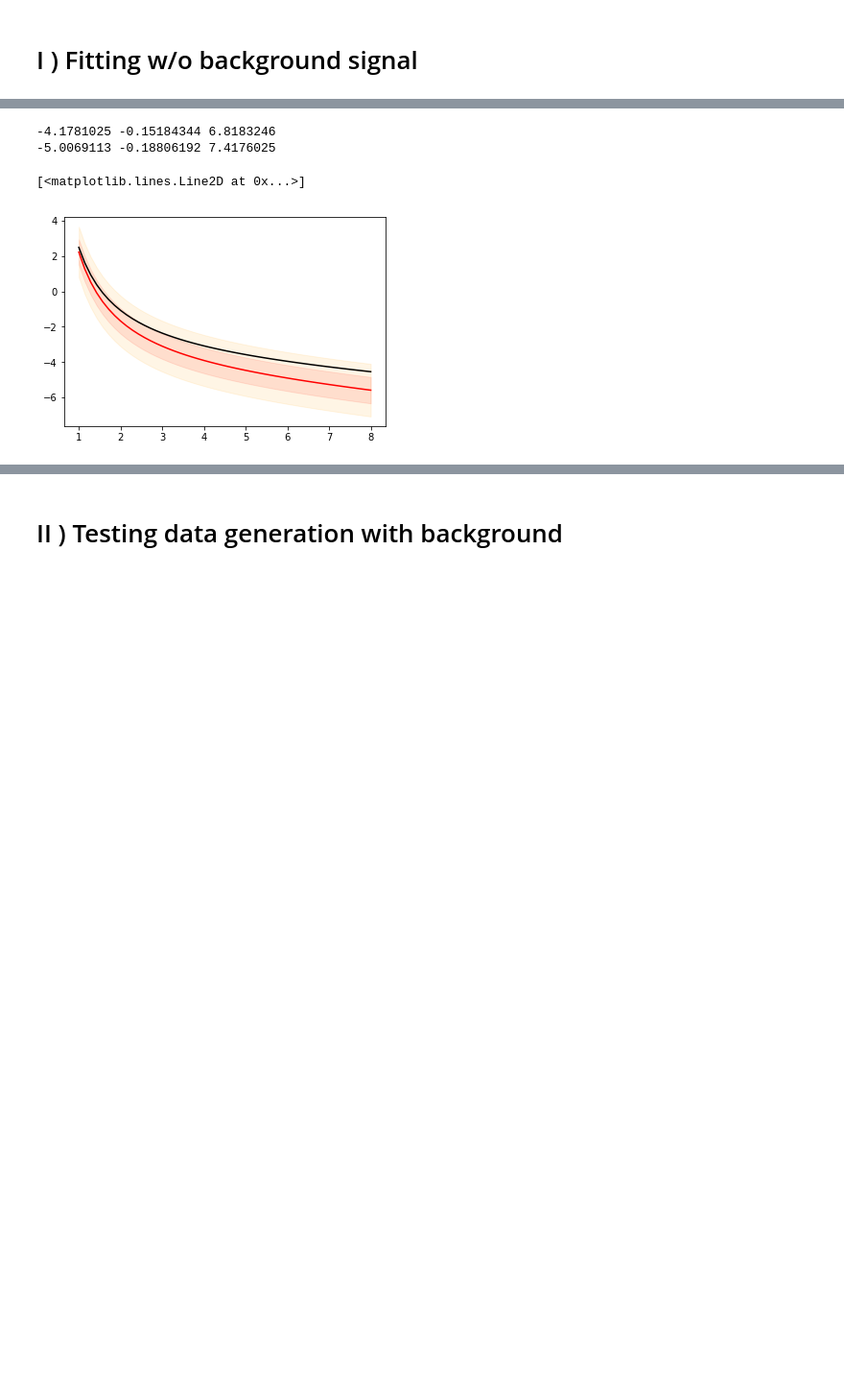
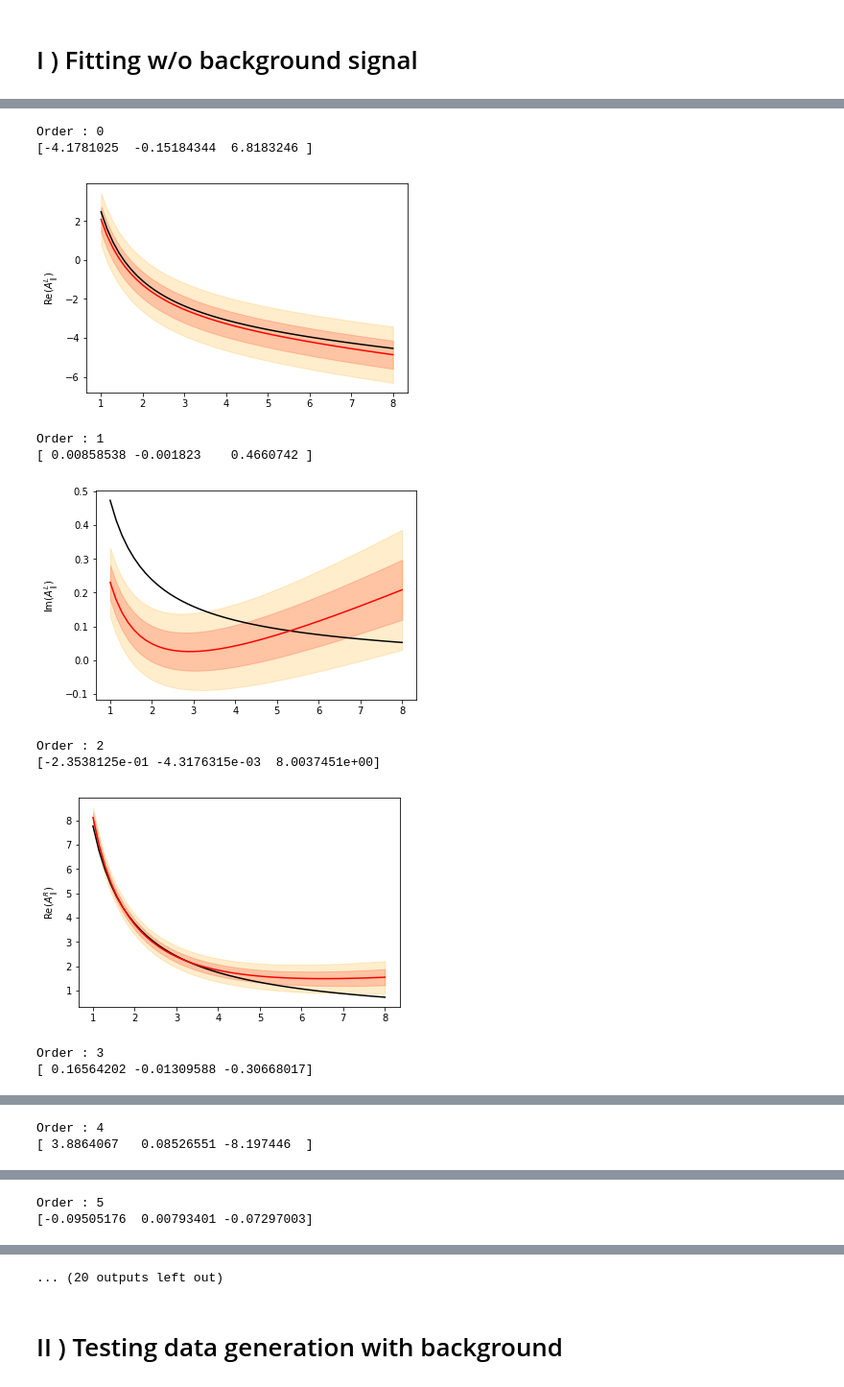
Before and after one commit to kamathrohan/b-decay-unbinned-machine-fit, a Jupyter notebook: Minuit/Optimizer.ipynb, the cells around one changed output, grey strips where cells are left out. Shown: that part at 96% size. Saved outputs shown, nothing was run; the diff lists cells and outputs as text; code cells hidden in the pictures; blank space fills up the shorter version.

```diff
--- a/Minuit/Optimizer.ipynb
+++ b/Minuit/Optimizer.ipynb
@@ -119,26 +194,32 @@ for i in range(len(fix_array)):
 # %%
-x=np.linspace(1,8)
-print( toy_signalSM.coeffs[0] , toy_signalSM.coeffs[1] , toy_signalSM.coeffs[2])
-print( np.mean(X[:,0]) , np.mean(X[:,1]) , np.mean(X[:,2]))
 
+for I in range(16):
+    print('Order :', I)
+    param=Pseudo[I]*AV[int(OrderII[I]),:]
+    err=Pseudo[I]*STD[int(OrderII[I]),:]
+    ex=ID[I,:]
+    print(ex)
+    plt.plot(x , ansatz(ex[0] , ex[1] , ex[2] , x) , 'k')
 
-def ansatz(alpha, beta, gamma, q2):
-    return alpha + beta*q2 + gamma/q2
+    plt.fill_between(x , ansatz(param[0] , param[1] , param[2] , x) - error1(err[0],err[1],err[2], x) ,
+                     ansatz(param[0] , param[1] , param[2] , x) + error1(err[0],err[1],err[2], x)  , alpha=0.2 , color='red')
+    plt.fill_between(x , ansatz(param[0] , param[1] , param[2] , x) - 2*error1(err[0],err[1],err[2], x) ,
+                     ansatz(param[0] , param[1] , param[2] , x) + 2*error1(err[0],err[1],err[2], x)  , alpha=0.2 , color='orange')
 
-def error1(sig_alpha, sig_beta, sig_gamma, q2):
-    return np.sqrt(sig_alpha**2 + sig_beta**2*q2**2 + sig_beta**2/(q2**2))
-
-
-plt.plot(x , ansatz(toy_signalSM.coeffs[0] , toy_signalSM.coeffs[1] , toy_signalSM.coeffs[2] , x) , 'k')
-
-plt.fill_between(x , ansatz(np.mean(X[:,0]) , np.mean(X[:,1]) , np.mean(X[:,2]) , x) -error1(np.std(X[:,0]), np.std(X[:,1]), np.std(X[:,2]), x) , ansatz(np.mean(X[:,0]) , np.mean(X[:,1]) , np.mean(X[:,2]) , x) +error1(np.std(X[:,0]), np.std(X[:,1]), np.std(X[:,2]), x) , alpha=0.1 , color='red')
-plt.fill_between(x , ansatz(np.mean(X[:,0]) , np.mean(X[:,1]) , np.mean(X[:,2]) , x) -2*error1(np.std(X[:,0]), np.std(X[:,1]), np.std(X[:,2]), x) , ansatz(np.mean(X[:,0]) , np.mean(X[:,1]) , np.mean(X[:,2]) , x) +2*error1(np.std(X[:,0]), np.std(X[:,1]), np.std(X[:,2]), x) , alpha=0.1 , color='orange')
-
-#plt.plot(x , ansatz(np.mean(X[:,0]) , np.mean(X[:,1]) , np.mean(X[:,2]) , x) -error1(np.std(X[:,0]), np.std(X[:,1]), np.std(X[:,2]), x))
-plt.plot(x , ansatz(np.mean(X[:,0]) , np.mean(X[:,1]) , np.mean(X[:,2]) , x) , 'r')
+    #plt.plot(x , ansatz(np.mean(X[:,0]) , np.mean(X[:,1]) , np.mean(X[:,2]) , x) -error1(np.std(X[:,0]), np.std(X[:,1]), np.std(X[:,2]), x))
+    plt.plot(x , ansatz(param[0] , param[1] , param[2] , x), 'r')
+    plt.ylabel(amplitude_latex_names[I])
+    plt.show()
 #plt.plot(x , ansatz(np.mean(X[:,0]) , np.mean(X[:,1]) , np.mean(X[:,2]) , x) + error1(np.std(X[:,0]), np.std(X[:,1]), np.std(X[:,2]), x))
 # %% [output]
--4.1781025 -0.15184344 6.8183246
--5.0069113 -0.18806192 7.4176025
+Order : 0
+[-4.1781025  -0.15184344  6.8183246 ]
+[figure, new version]
-[<matplotlib.lines.Line2D at 0x...>]
+Order : 1
+[ 0.00858538 -0.001823    0.4660742 ]
-[figure, old version]
+[figure, added]
+Order : 2
+[-2.3538125e-01 -4.3176315e-03  8.0037451e+00]
+[figure, added]
+Order : 3
+[ 0.16564202 -0.01309588 -0.30668017]
@@ -144,0 +227,2 @@ plt.plot(x , ansatz(np.mean(X[:,0]) , np.mean(X[:,1]) , np.mean(X[:,2]) , x) , '
+Order : 4
+[ 3.8864067   0.08526551 -8.197446  ]
@@ -144,0 +230,2 @@ plt.plot(x , ansatz(np.mean(X[:,0]) , np.mean(X[:,1]) , np.mean(X[:,2]) , x) , '
+Order : 5
+[-0.09505176  0.00793401 -0.07297003]
@@ -145,3 +233,4 @@ plt.plot(x , ansatz(np.mean(X[:,0]) , np.mean(X[:,1]) , np.mean(X[:,2]) , x) , '
+... (20 outputs left out)
 # %% [markdown]
 # II ) Testing data generation with background
 # %%
```
Also changed, not shown: parts of 22 cells of this notebook.
